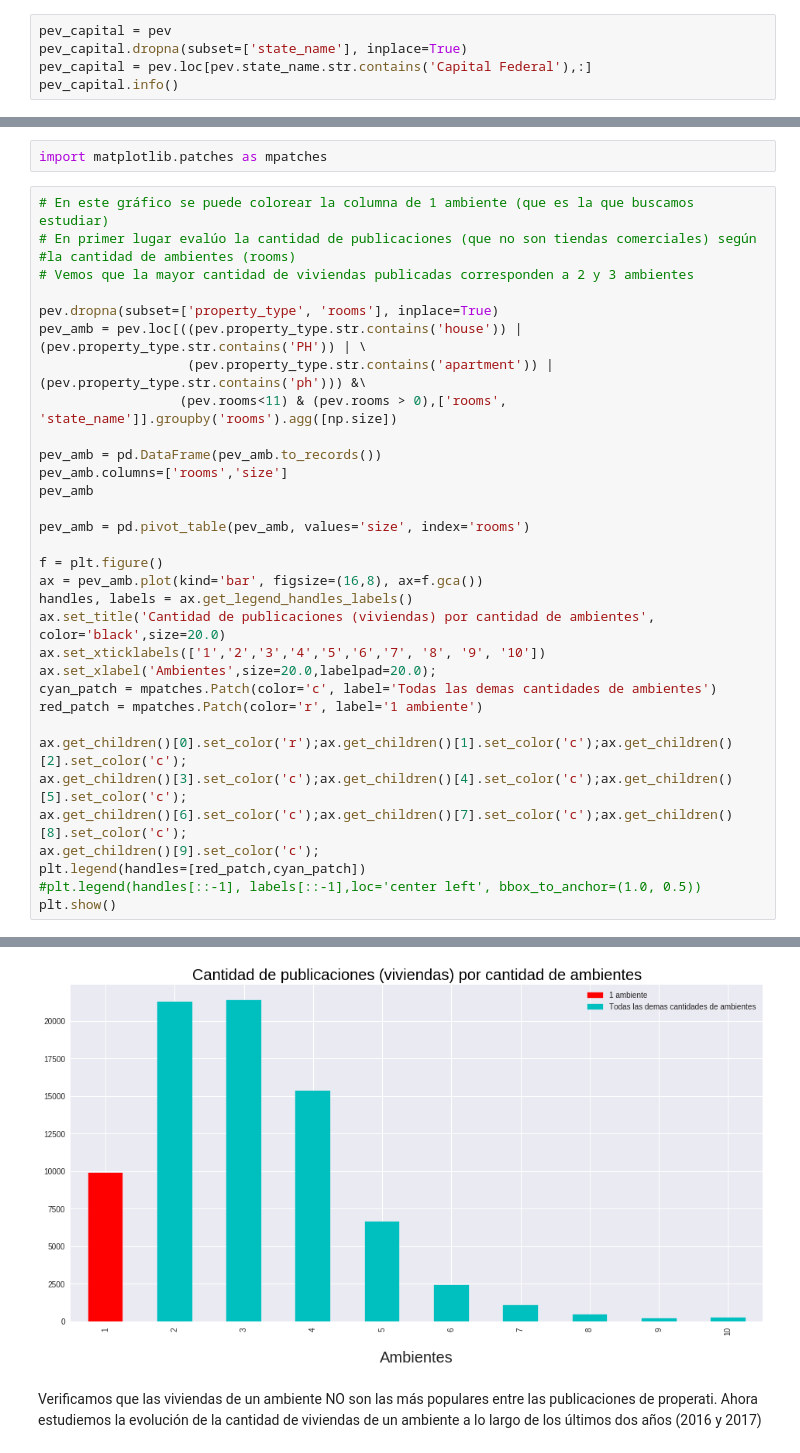
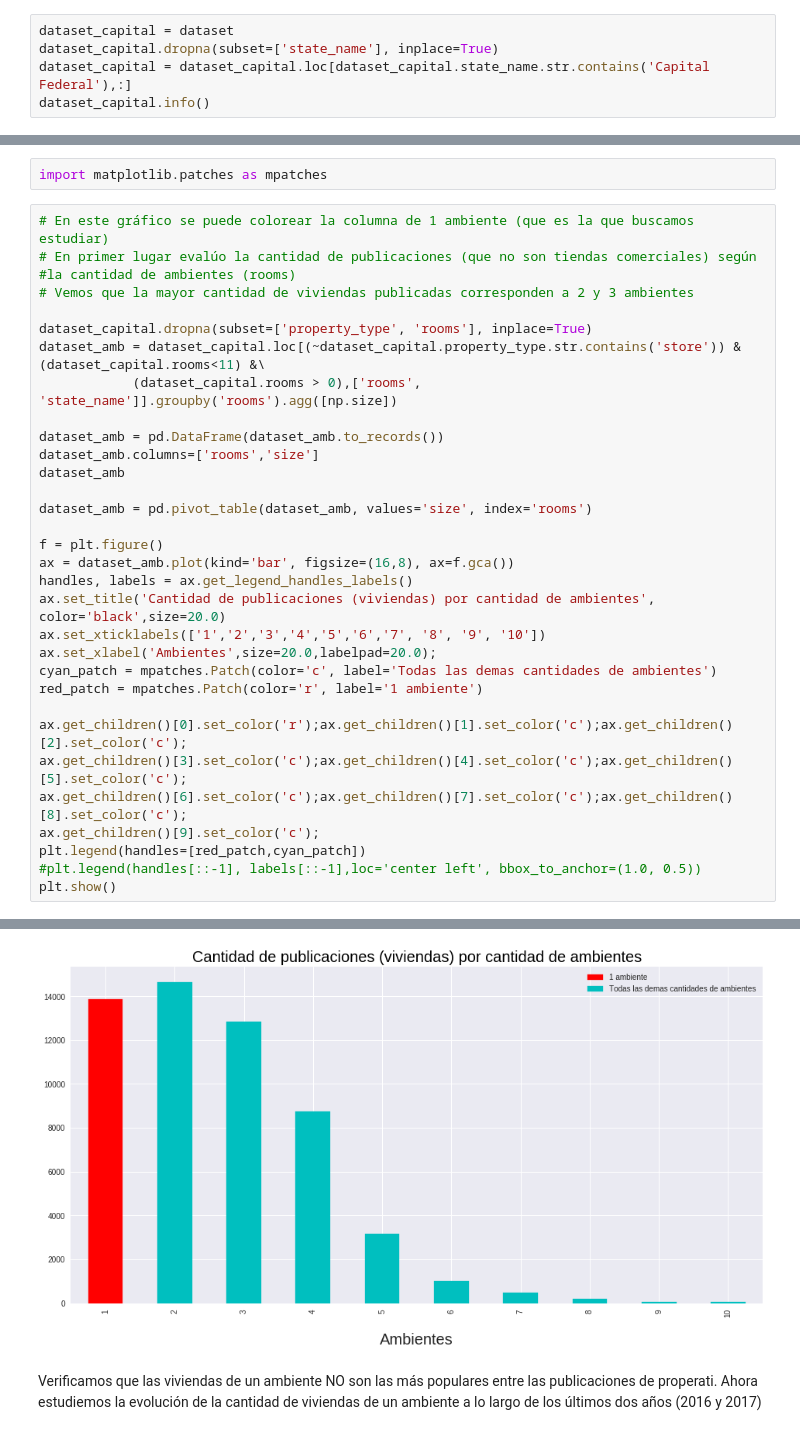
Before and after one commit to nicolaslongo/datos-TP1, a Jupyter notebook: Tendencia o crisis habitacional.ipynb, the cells around one changed output, grey strips where cells are left out. Drawn from its saved outputs; the diff is of its cells as text.

```diff
--- a/Tendencia o crisis habitacional.ipynb
+++ b/Tendencia o crisis habitacional.ipynb
@@ -72,7 +95,7 @@ pev.head(20)
 # %%
-pev_capital = pev
-pev_capital.dropna(subset=['state_name'], inplace=True)
-pev_capital = pev.loc[pev.state_name.str.contains('Capital Federal'),:]
-pev_capital.info()
+dataset_capital = dataset
+dataset_capital.dropna(subset=['state_name'], inplace=True)
+dataset_capital = dataset_capital.loc[dataset_capital.state_name.str.contains('Capital Federal'),:]
+dataset_capital.info()
 # %% [output]
 <class 'pandas.core.frame.DataFrame'>
@@ -100,19 +127,18 @@ import matplotlib.patches as mpatches
 #la cantidad de ambientes (rooms)
 # Vemos que la mayor cantidad de viviendas publicadas corresponden a 2 y 3 ambientes
 
-pev.dropna(subset=['property_type', 'rooms'], inplace=True)
-pev_amb = pev.loc[((pev.property_type.str.contains('house')) | (pev.property_type.str.contains('PH')) | \
-                   (pev.property_type.str.contains('apartment')) |(pev.property_type.str.contains('ph'))) &\
-                  (pev.rooms<11) & (pev.rooms > 0),['rooms', 'state_name']].groupby('rooms').agg([np.size])
+dataset_capital.dropna(subset=['property_type', 'rooms'], inplace=True)
+dataset_amb = dataset_capital.loc[(~dataset_capital.property_type.str.contains('store')) & (dataset_capital.rooms<11) &\
+            (dataset_capital.rooms > 0),['rooms', 'state_name']].groupby('rooms').agg([np.size])
 
-pev_amb = pd.DataFrame(pev_amb.to_records())
-pev_amb.columns=['rooms','size']
-pev_amb
+dataset_amb = pd.DataFrame(dataset_amb.to_records())
+dataset_amb.columns=['rooms','size']
+dataset_amb
 
-pev_amb = pd.pivot_table(pev_amb, values='size', index='rooms')
+dataset_amb = pd.pivot_table(dataset_amb, values='size', index='rooms')
 
 f = plt.figure()
-ax = pev_amb.plot(kind='bar', figsize=(16,8), ax=f.gca())
+ax = dataset_amb.plot(kind='bar', figsize=(16,8), ax=f.gca())
 handles, labels = ax.get_legend_handles_labels()
 ax.set_title('Cantidad de publicaciones (viviendas) por cantidad de ambientes', color='black',size=20.0)
 ax.set_xticklabels(['1','2','3','4','5','6','7', '8', '9', '10'])
@@ -131,3 +160,3 @@ plt.show()
-[figure, old version]
+[figure, new version]
 # %% [markdown]
 Verificamos que las viviendas de un ambiente NO son las más populares entre las publicaciones de properati. Ahora estudiemos la evolución de la cantidad de viviendas de un ambiente a lo largo de los últimos dos años (2016 y 2017)
```
Also changed, not shown: parts of 17 cells of this notebook, 1 other file.
